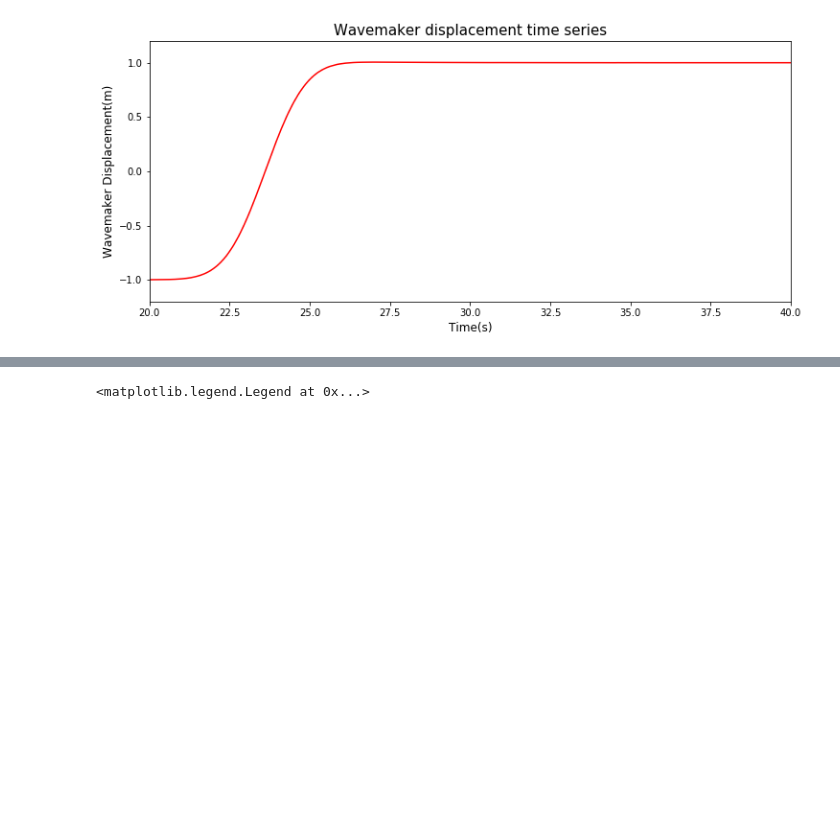
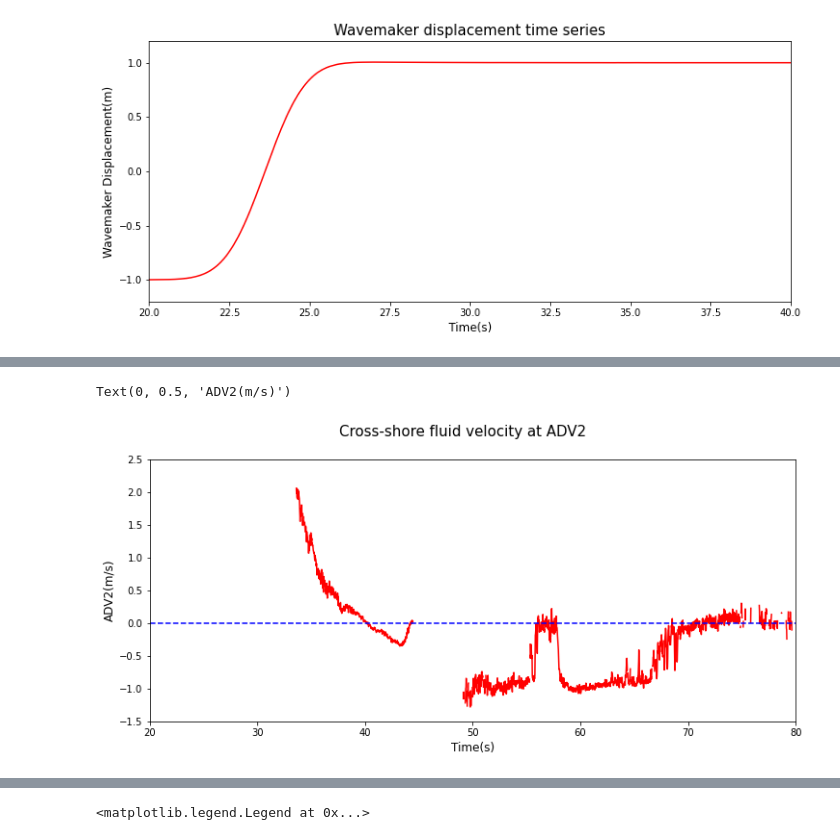
Before and after one commit to Behzadebr/Benchmark_Problems, a Jupyter notebook: problem1/Benchmark1.ipynb, the cells around one changed output, grey strips where cells are left out. Cells and saved outputs as stored; diff of their text form; code cells hidden in the pictures; blank space fills up the shorter version.

```diff
--- a/problem1/Benchmark1.ipynb
+++ b/problem1/Benchmark1.ipynb
@@ -72 +196,15 @@ plt.show()
+# %%
+df_vel = pd.read_csv('/content/Benchmark_Problems/problem1/Trial15_ADV2.txt', sep='\t')
+
+fig, axs = plt.subplots(1, figsize=(12, 5))
+fig.suptitle('Cross-shore fluid velocity at ADV2', fontsize=15)
+axs.plot(df_vel['t(s)'], df_vel['u_despiked(m/s)'], 'r')
+axs.plot([20,80], [0,0], 'b--')
+axs.set_xlim(20,80)
+axs.set_ylim(-1.5,2.5)
+axs.set_xlabel('Time(s)', fontsize=12)
+axs.set_ylabel('ADV2(m/s)', fontsize=12)
+# %% [output]
+Text(0, 0.5, 'ADV2(m/s)')
+[figure, added]
 # %% [markdown]
```
Also changed, not shown: parts of 16 cells of this notebook, 8 other files.
